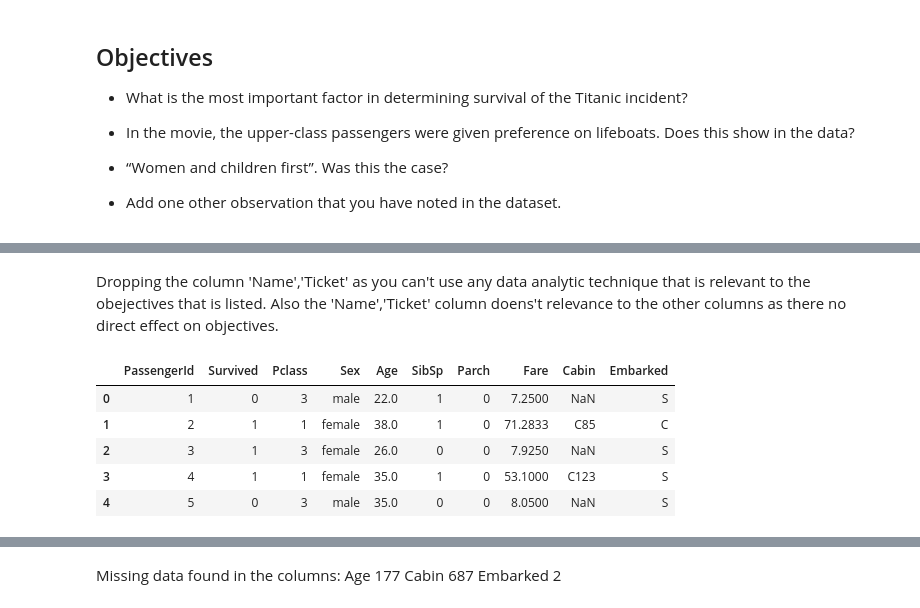
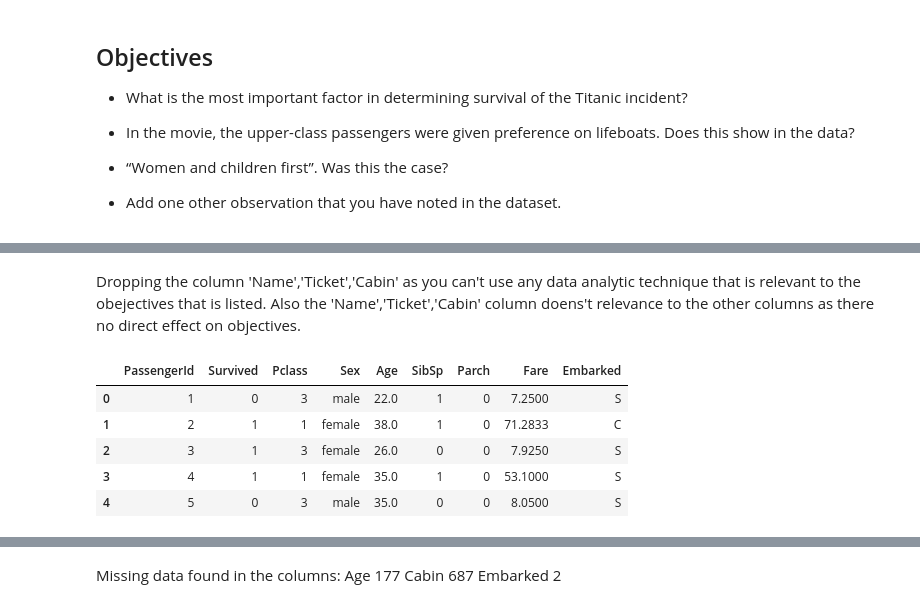
Before and after one commit to SalAbdiaziz01/Exploratory-Data-Analysis-Titanic, a Jupyter notebook: Exploratory Data Analysis.ipynb, the cells around one changed output, grey strips where cells are left out. Saved outputs shown, nothing was run; the diff lists cells and outputs as text; code cells hidden in the pictures.

```diff
--- a/Exploratory Data Analysis.ipynb
+++ b/Exploratory Data Analysis.ipynb
@@ -376,18 +376,18 @@ dtype: int64
 | 8 | 9 | 1 | 3 | Johnson, Mrs. Oscar W (Elisabeth ... | female | 27.0 | 0 | 2 | 347742 | 11.1333 | ... |
 | 9 | 10 | 1 | 2 | Nasser, Mrs. Nicholas (Adele Achem) | female | 14.0 | 1 | 0 | 237736 | 30.0708 | ... |
 # %% [markdown]
-Dropping the column 'Name','Ticket' as you can't use any data analytic technique that is relevant to the obejectives that is listed. Also the 'Name','Ticket' column doens't  relevance to the other columns as there no direct effect on objectives.
+Dropping the column 'Name','Ticket','Cabin' as you can't use any data analytic technique that is relevant to the obejectives that is listed. Also the 'Name','Ticket','Cabin' column doens't relevance to the other columns as there no direct effect on objectives.
 # %%
-#Dropping the column 'Name', 'Ticket' and 'Embarked'
+#Dropping the column 'Name', 'Ticket' and 'Cabin'
 df_titanic.drop('Name', axis=1, inplace=True)
 df_titanic.drop('Ticket', axis=1, inplace=True)
-df_titanic.drop('Embarked', axis=1, inplce=True)
-#Showing updated dataframe
+df_titanic.drop('Cabin', axis=1, inplace=True)
+#Showing updated dataframe with the droped column
 df_titanic.head()
 # %% [output]
-|  | PassengerId | Survived | Pclass | Sex | Age | SibSp | Parch | Fare | Cabin | Embarked |
-| 0 | 1 | 0 | 3 | male | 22.0 | 1 | 0 | 7.2500 | NaN | S |
-| 1 | 2 | 1 | 1 | female | 38.0 | 1 | 0 | 71.2833 | C85 | C |
-| 2 | 3 | 1 | 3 | female | 26.0 | 0 | 0 | 7.9250 | NaN | S |
-| 3 | 4 | 1 | 1 | female | 35.0 | 1 | 0 | 53.1000 | C123 | S |
-| 4 | 5 | 0 | 3 | male | 35.0 | 0 | 0 | 8.0500 | NaN | S |
+|  | PassengerId | Survived | Pclass | Sex | Age | SibSp | Parch | Fare | Embarked |
+| 0 | 1 | 0 | 3 | male | 22.0 | 1 | 0 | 7.2500 | S |
+| 1 | 2 | 1 | 1 | female | 38.0 | 1 | 0 | 71.2833 | C |
+| 2 | 3 | 1 | 3 | female | 26.0 | 0 | 0 | 7.9250 | S |
+| 3 | 4 | 1 | 1 | female | 35.0 | 1 | 0 | 53.1000 | S |
+| 4 | 5 | 0 | 3 | male | 35.0 | 0 | 0 | 8.0500 | S |
```
Also changed, not shown: parts of 6 cells of this notebook.
